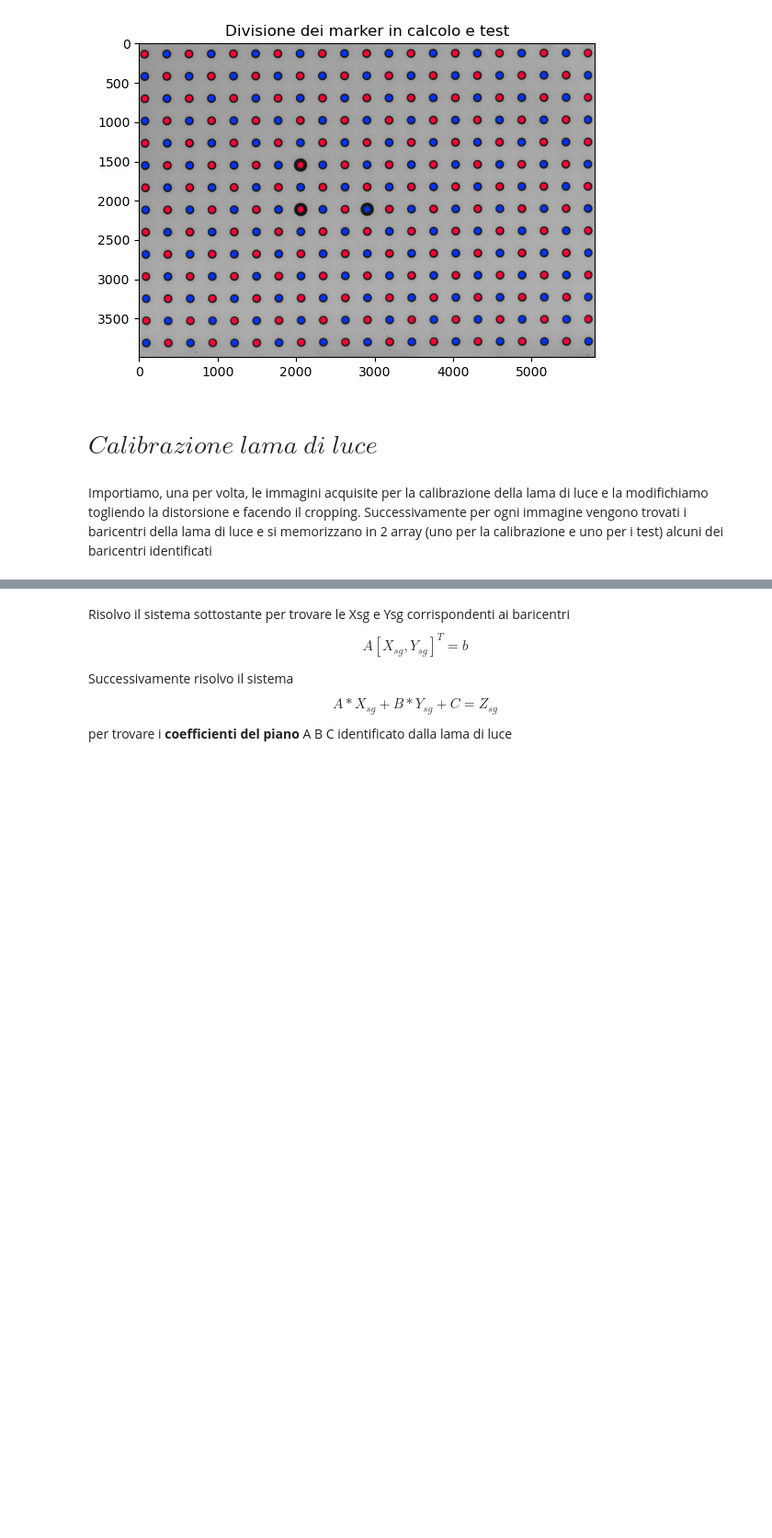
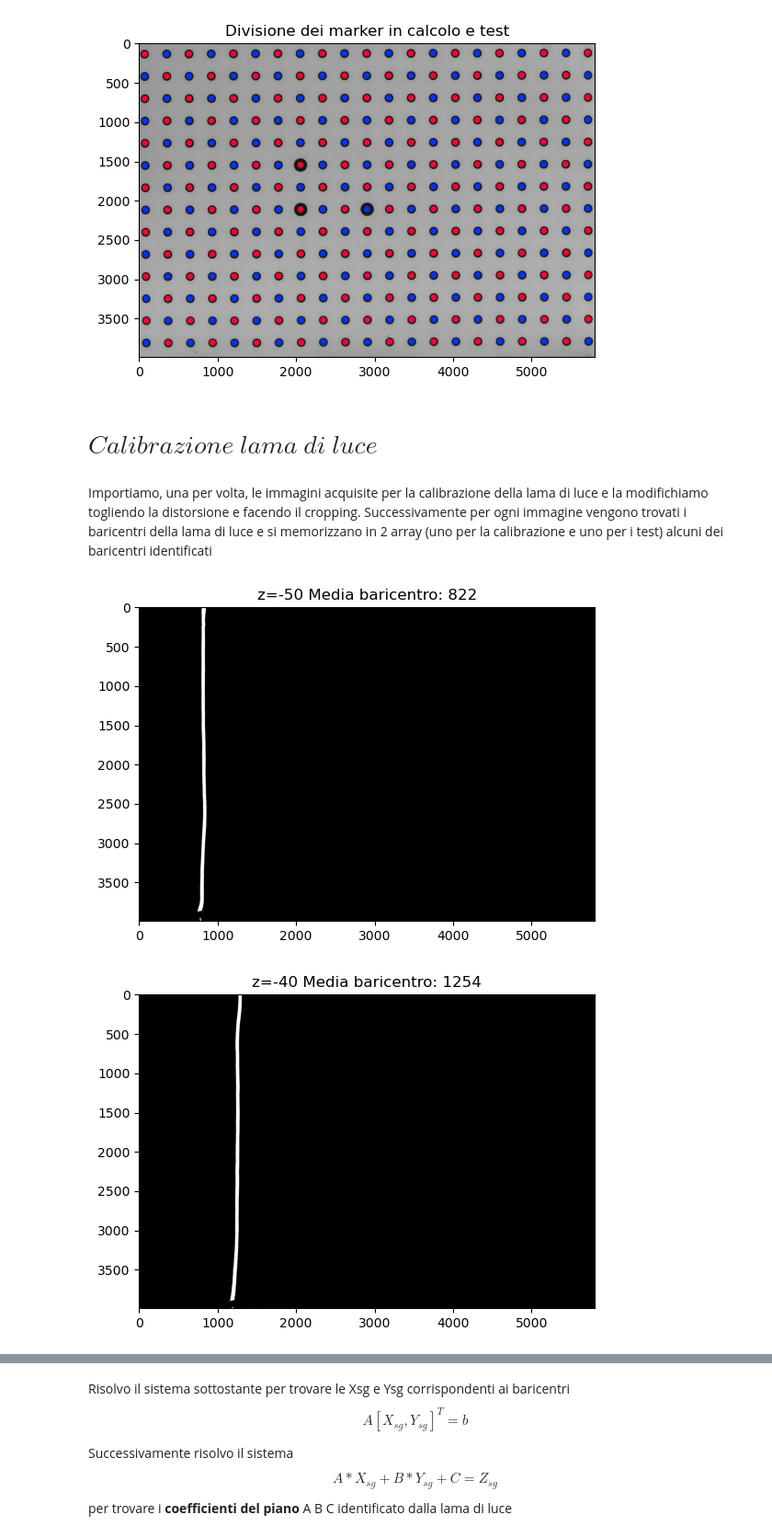
Before and after one commit to eldemaster/ProgettoSdV, a Jupyter notebook: Progetto_SUS.ipynb, the cells around one changed output, grey strips where cells are left out. Shown at 92% size. Drawn from its saved outputs; the diff is of its cells as text; code cells hidden in the pictures; blank space fills up the shorter version.

```diff
--- a/Progetto_SUS.ipynb
+++ b/Progetto_SUS.ipynb
@@ -664,9 +670,9 @@ Importiamo, una per volta, le immagini acquisite per la calibrazione della lama
 images =[-50,-40,-30,-20,-10,0,10,20,30,40,50]
 lama_cal =[]
 lama_test =[]
+temp_v=[]
 
-soglia_treshold = 70
-punti_per_piano = 10
+soglia_treshold = 30
 parte_nera = 200
 conta_punti=0
 
@@ -679,45 +685,52 @@ for element in images:
 
     # Crop the image
     x, y, w, h = roi
     img_roi = undistorted[y:y+h, x:x+w]
 
     b,g,r = cv.split(img_roi)
     rgb = cv.cvtColor( img_roi, cv.COLOR_BGR2RGB )
-    altezza_img, larghezza_img, _ = rgb.shape
 
     ret, th = cv.threshold( r, soglia_treshold, 255, cv.THRESH_BINARY )
-
-    #plt.imshow(th,cmap='gray')
-    #plt.title(element)
-    #plt.show()
+    altezza_img, larghezza_img = th.shape
 
     ####################################################
     # Individuazione dei baricentri della lama di luce
     ####################################################
 
     baricentri=[]
     for j in range(altezza_img):
-        baricentri.append([j,np.mean( np.where( th[j,:] != 0 ) )])
+        baricentri.append([j,np.nanmean( np.where( th[j,:] != 0 ) )])
+    second_elements = [item[1] for item in baricentri]
+    temp = np.nanmean(second_elements)
+    temp_v.append([temp, element])
 
+    plt.imshow(th,cmap='gray')
+    plt.title('z='+str(element)+' Media baricentro: '+str(round(temp)))
+    plt.show()
 
     ##############################################################################
     # Divisione dei punti in due array: uno per la calibrazione e uno per i test
     ##############################################################################
 
-    contatore1 = 0
-    contatore2 = 10
-    incremento = int( ( altezza_img-parte_nera )/punti_per_piano )
     baricentri_temp1 = []
     baricentri_temp2 = []
 
-
-    for i in range( punti_per_piano ):
-        baricentri_temp1.append( baricentri[contatore1] )
-        baricentri_temp2.append( baricentri[contatore2] )
-        contatore1 += incremento
-        contatore2 += incremento
+    #for i in range( altezza_img-parte_nera ):
+    for i in range( altezza_img-parte_nera ):
+        if i % 5 == 0:
+            baricentri_temp2.append( baricentri[i] )
+        else:
+            baricentri_temp1.append( baricentri[i] )
 
     lama_test.append( baricentri_temp2 )
     lama_cal.append( baricentri_temp1 )
 
+temp_v = np.array(temp_v)
+average_diff_z = np.nanmean(np.abs(np.diff(temp_v[:, 1])))
+average_diff_pixel = np.nanmean(np.abs(np.diff(temp_v[:, 0])))
+sensibilita_setup=average_diff_z/average_diff_pixel
+
 lama_test=np.concatenate(lama_test).reshape(-1,2)
+# %% [output]
+[figure, added]
+[figure, added]
```
Also changed, not shown: parts of 24 cells of this notebook.
